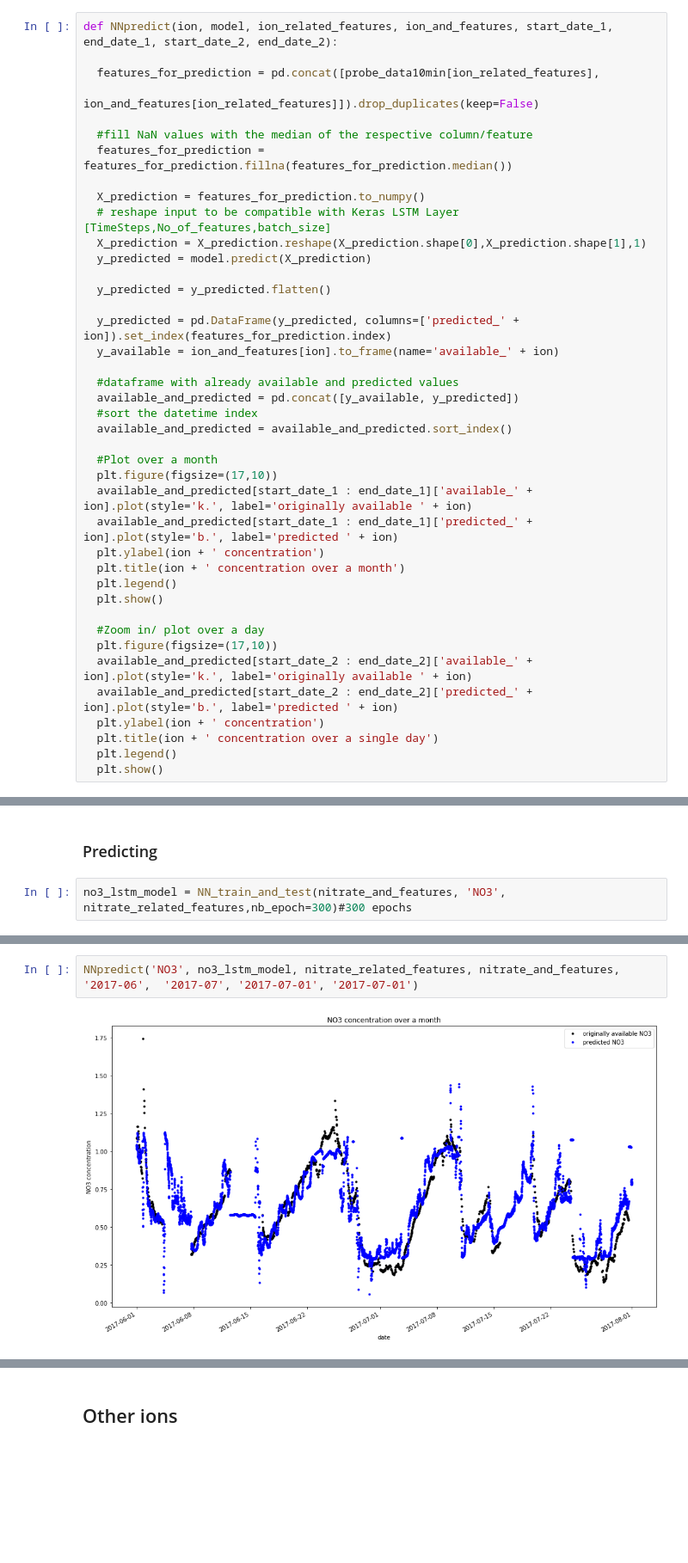
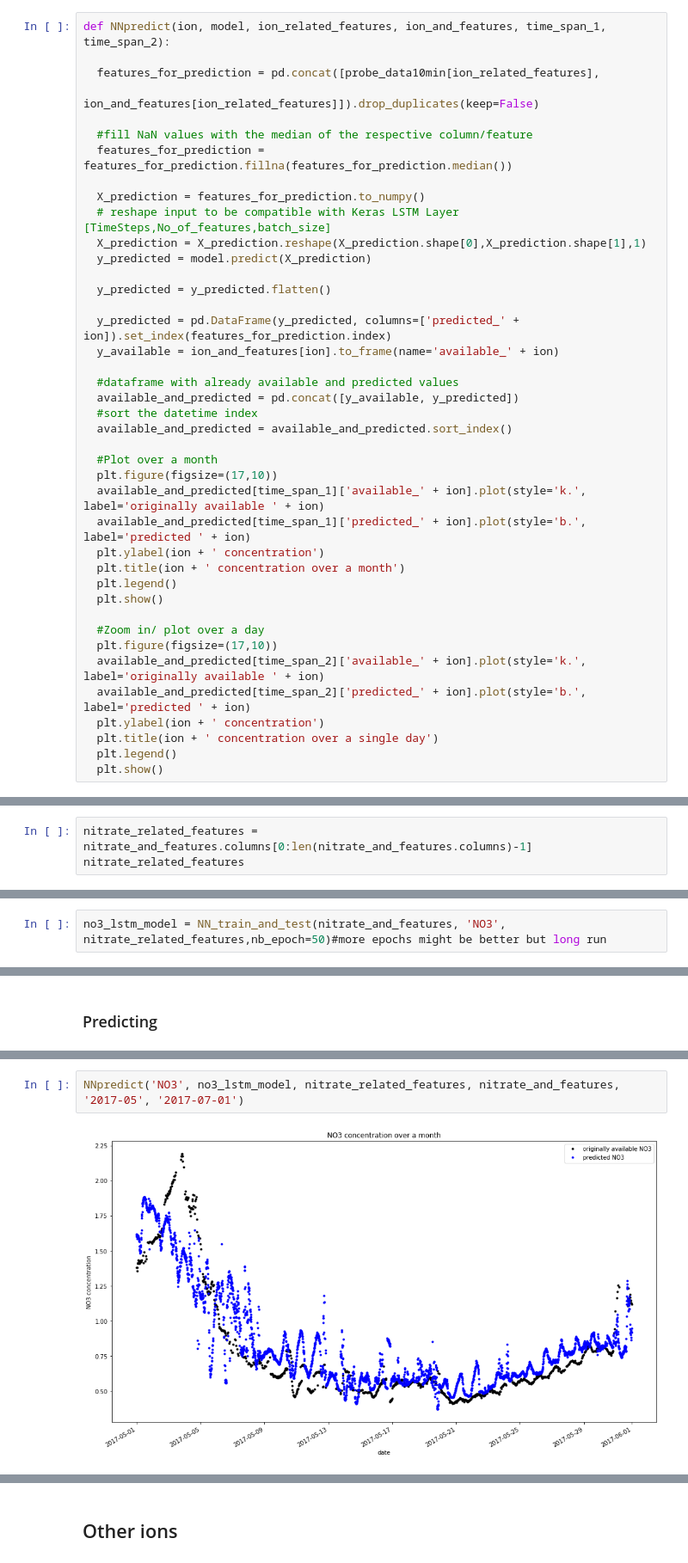
Before and after one commit to CS-433/ml-project-2-2mnms, a Jupyter notebook: scripts/NN.ipynb, the cells around one changed output, grey strips where cells are left out. Shown at 86% size. Drawn from its saved outputs; the diff is of its cells as text; blank space fills up the shorter version.

```diff
--- a/scripts/NN.ipynb
+++ b/scripts/NN.ipynb
@@ -494,7 +433,7 @@ plt.show()
 # %% [markdown]
 For the prediction, we also create a function that we will be able to use for the other ion concentrations.
 # %%
-def NNpredict(ion, model, ion_related_features, ion_and_features, start_date_1, end_date_1, start_date_2, end_date_2):
+def NNpredict(ion, model, ion_related_features, ion_and_features, time_span_1, time_span_2):
 
   features_for_prediction = pd.concat([probe_data10min[ion_related_features],
                                      ion_and_features[ion_related_features]]).drop_duplicates(keep=False)
@@ -519,8 +458,8 @@ def NNpredict(ion, model, ion_related_features, ion_and_features, start_date_1,
 
   #Plot over a month
   plt.figure(figsize=(17,10))
-  available_and_predicted[start_date_1 : end_date_1]['available_' + ion].plot(style='k.', label='originally available ' + ion)
-  available_and_predicted[start_date_1 : end_date_1]['predicted_' + ion].plot(style='b.', label='predicted ' + ion)
+  available_and_predicted[time_span_1]['available_' + ion].plot(style='k.', label='originally available ' + ion)
+  available_and_predicted[time_span_1]['predicted_' + ion].plot(style='b.', label='predicted ' + ion)
   plt.ylabel(ion + ' concentration')
   plt.title(ion + ' concentration over a month')
   plt.legend()
@@ -528,8 +467,8 @@ def NNpredict(ion, model, ion_related_features, ion_and_features, start_date_1,
 
   #Zoom in/ plot over a day
   plt.figure(figsize=(17,10))
-  available_and_predicted[start_date_2 : end_date_2]['available_' + ion].plot(style='k.', label='originally available ' + ion)
-  available_and_predicted[start_date_2 : end_date_2]['predicted_' + ion].plot(style='b.', label='predicted ' + ion)
+  available_and_predicted[time_span_2]['available_' + ion].plot(style='k.', label='originally available ' + ion)
+  available_and_predicted[time_span_2]['predicted_' + ion].plot(style='b.', label='predicted ' + ion)
   plt.ylabel(ion + ' concentration')
   plt.title(ion + ' concentration over a single day')
   plt.legend()
@@ -629,0 +528,3 @@ nitrate_related_features_printing #For nice printing
+# %%
+nitrate_related_features = nitrate_and_features.columns[0:len(nitrate_and_features.columns)-1]
+nitrate_related_features
@@ -630,2 +537,4 @@ nitrate_related_features_printing #For nice printing
 # %% [markdown]
 ### Model training and testing
+# %%
+no3_lstm_model = NN_train_and_test(nitrate_and_features, 'NO3', nitrate_related_features,nb_epoch=50)#more epochs might be better but long run
@@ -632,4 +551,2 @@ nitrate_related_features_printing #For nice printing
 # %% [markdown]
 ### Predicting
-# %%
-no3_lstm_model = NN_train_and_test(nitrate_and_features, 'NO3', nitrate_related_features,nb_epoch=300)#300 epochs
@@ -656,4 +553,4 @@ The median absolute error is: 0.071 mg/l
 # %%
-NNpredict('NO3', no3_lstm_model, nitrate_related_features, nitrate_and_features, '2017-06',  '2017-07', '2017-07-01', '2017-07-01')
+NNpredict('NO3', no3_lstm_model, nitrate_related_features, nitrate_and_features, '2017-05', '2017-07-01')
 # %% [output]
-[figure, old version]
+[figure, new version]
```
Also changed, not shown: parts of 57 cells of this notebook.
